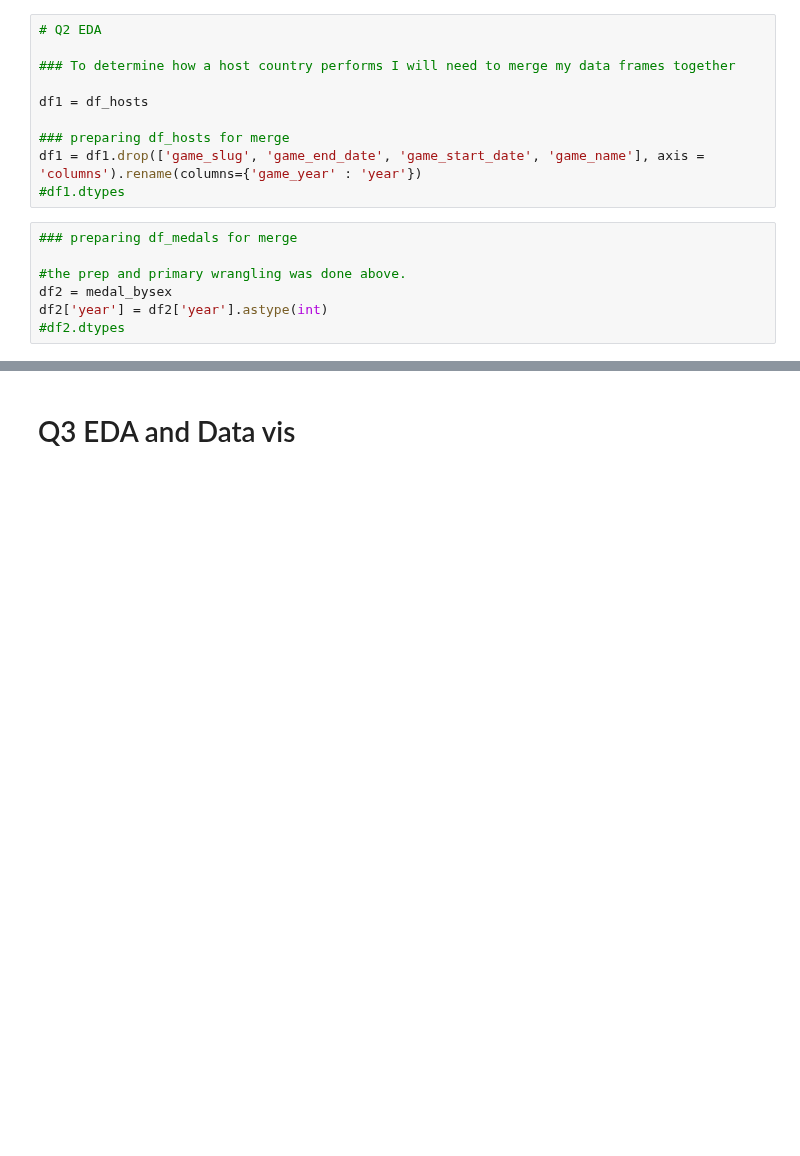
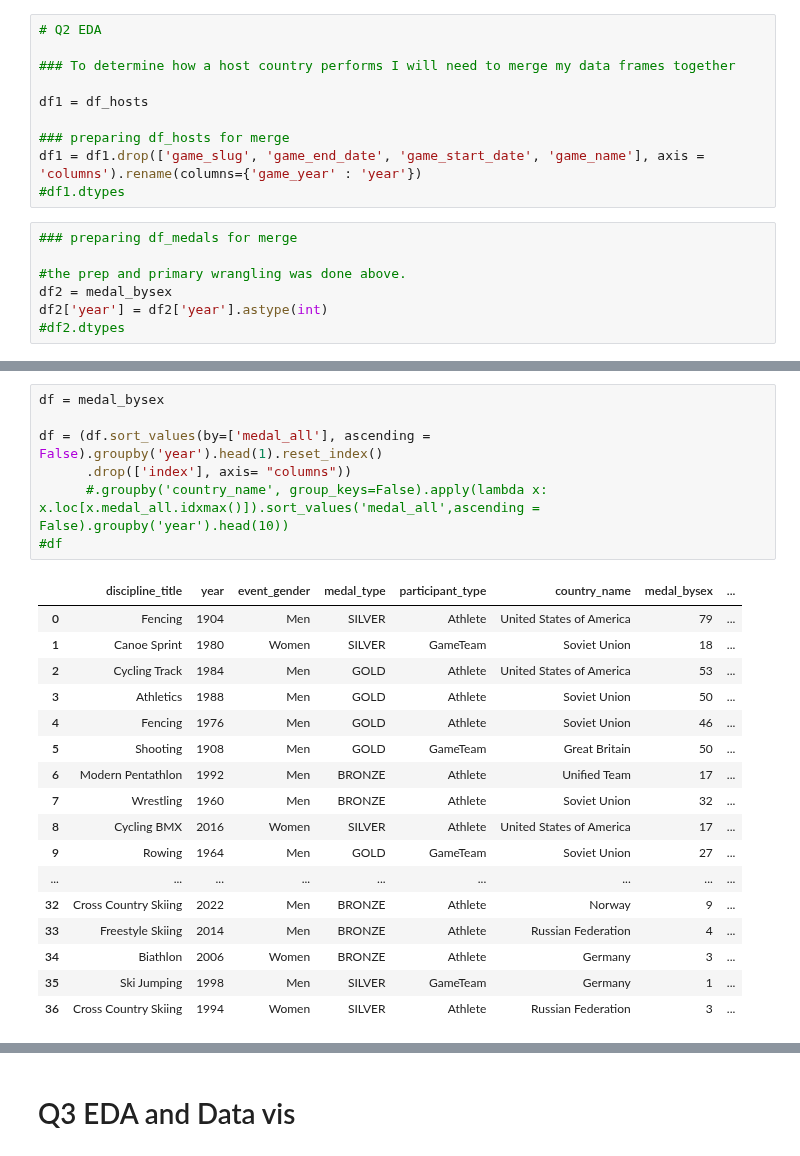
Before and after one commit to ubco-W2022T2-data301/project-group-group17, a Jupyter notebook: analysis/notebooks/analysis_conan.ipynb, the cells around one changed output, grey strips where cells are left out. Saved outputs shown, nothing was run; the diff lists cells and outputs as text; blank space fills up the shorter version.

```diff
--- a/analysis/notebooks/analysis_conan.ipynb
+++ b/analysis/notebooks/analysis_conan.ipynb
@@ -281,0 +308,25 @@ plot
+# %%
+df = medal_bysex
+
+df = (df.sort_values(by=['medal_all'], ascending = False).groupby('year').head(1).reset_index()
+      .drop(['index'], axis= "columns"))
+      #.groupby('country_name', group_keys=False).apply(lambda x: x.loc[x.medal_all.idxmax()]).sort_values('medal_all',ascending = False).groupby('year').head(10))
+#df
+# %% [output]
+|  | discipline_title | year | event_gender | medal_type | participant_type | country_name | medal_bysex | ... |
+| 0 | Fencing | 1904 | Men | SILVER | Athlete | United States of America | 79 | ... |
+| 1 | Canoe Sprint | 1980 | Women | SILVER | GameTeam | Soviet Union | 18 | ... |
+| 2 | Cycling Track | 1984 | Men | GOLD | Athlete | United States of America | 53 | ... |
+| 3 | Athletics | 1988 | Men | GOLD | Athlete | Soviet Union | 50 | ... |
+| 4 | Fencing | 1976 | Men | GOLD | Athlete | Soviet Union | 46 | ... |
+| 5 | Shooting | 1908 | Men | GOLD | GameTeam | Great Britain | 50 | ... |
+| 6 | Modern Pentathlon | 1992 | Men | BRONZE | Athlete | Unified Team | 17 | ... |
+| 7 | Wrestling | 1960 | Men | BRONZE | Athlete | Soviet Union | 32 | ... |
+| 8 | Cycling BMX | 2016 | Women | SILVER | Athlete | United States of America | 17 | ... |
+| 9 | Rowing | 1964 | Men | GOLD | GameTeam | Soviet Union | 27 | ... |
+| ... | ... | ... | ... | ... | ... | ... | ... | ... |
+| 32 | Cross Country Skiing | 2022 | Men | BRONZE | Athlete | Norway | 9 | ... |
+| 33 | Freestyle Skiing | 2014 | Men | BRONZE | Athlete | Russian Federation | 4 | ... |
+| 34 | Biathlon | 2006 | Women | BRONZE | Athlete | Germany | 3 | ... |
+| 35 | Ski Jumping | 1998 | Men | SILVER | GameTeam | Germany | 1 | ... |
+| 36 | Cross Country Skiing | 1994 | Women | SILVER | Athlete | Russian Federation | 3 | ... |
```
Also changed, not shown: parts of 19 cells of this notebook.
